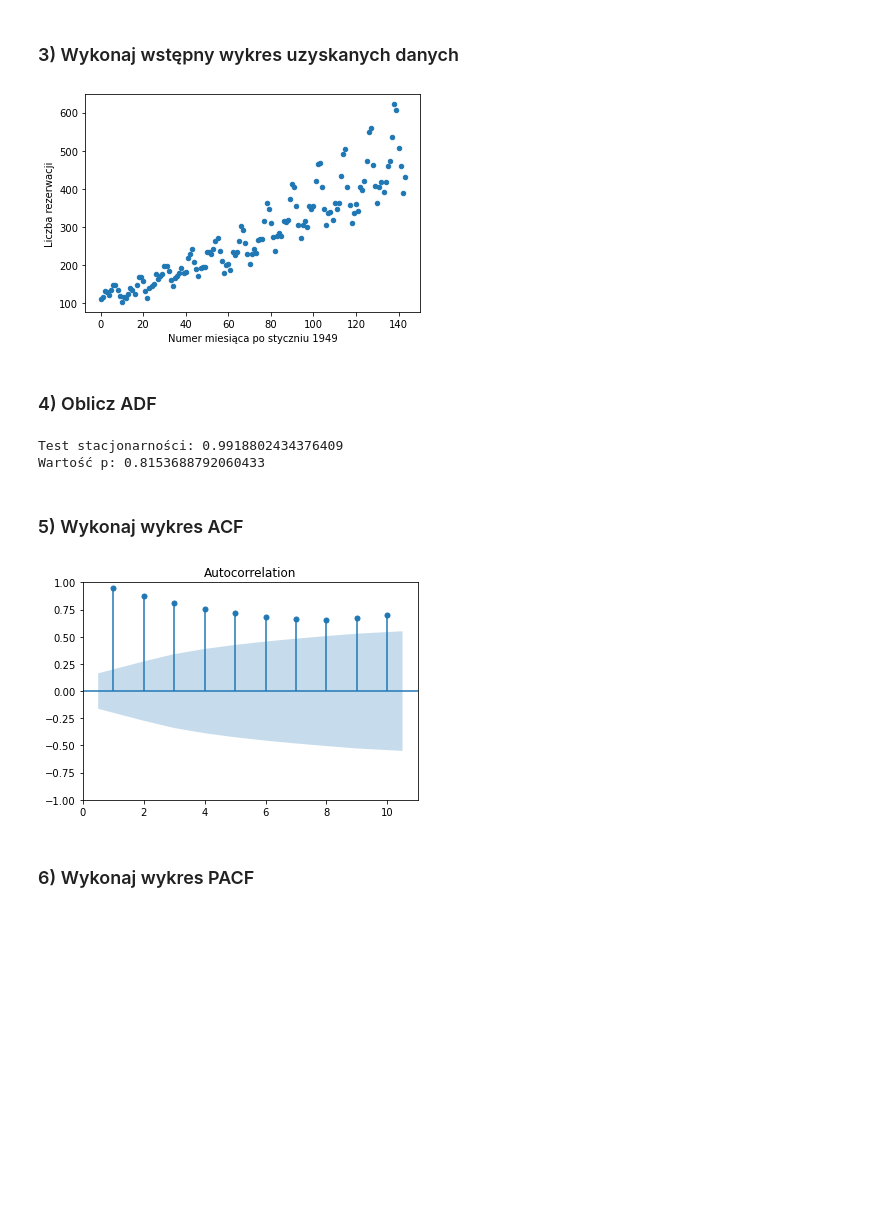
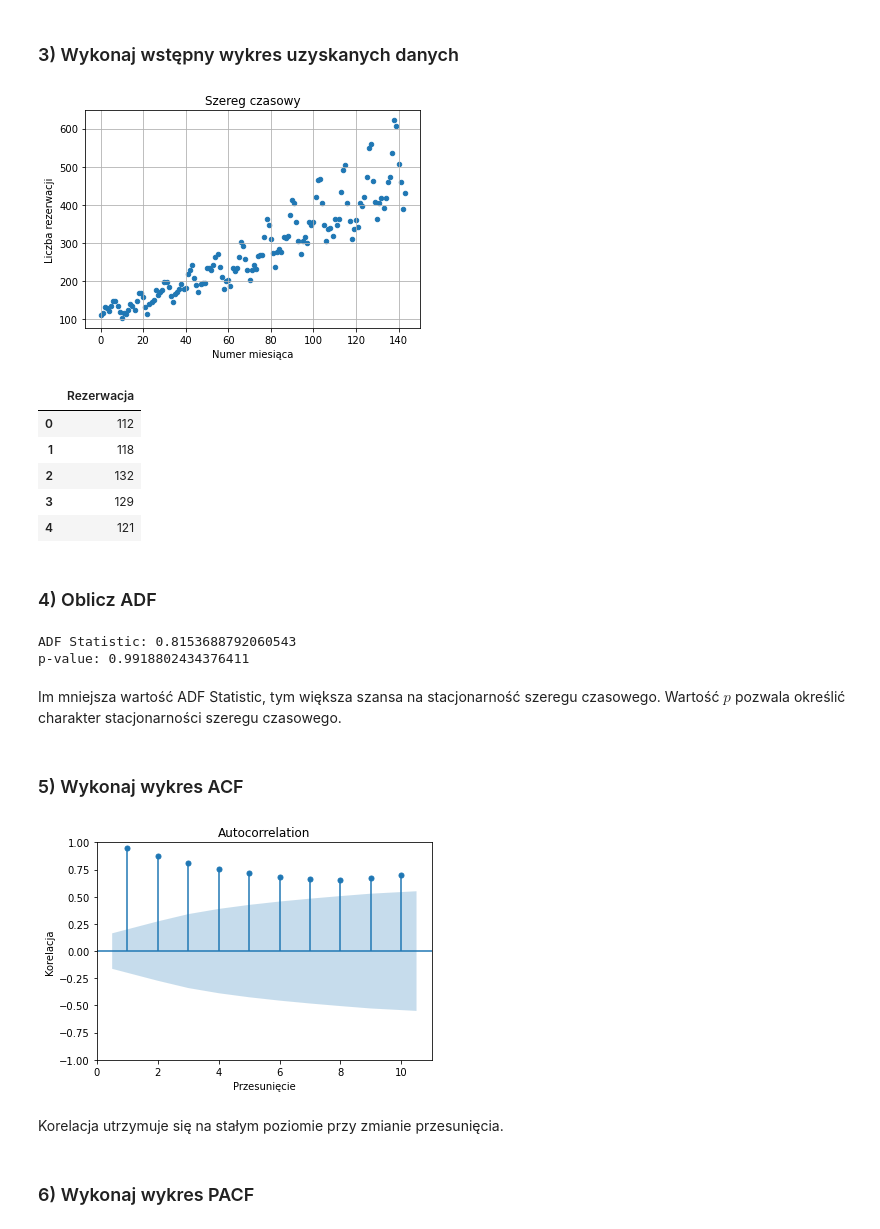
Before and after one commit to Artur-Mzyk/Analiza_i_bazy_danych, a Jupyter notebook: Lab10/raport.ipynb, the cells around one changed output. Drawn from its saved outputs; the diff is of its cells as text; code cells hidden in the pictures; blank space fills up the shorter version.

```diff
--- a/Lab10/raport.ipynb
+++ b/Lab10/raport.ipynb
@@ -164,37 +165,49 @@ df.describe()
 # %% [markdown]
 ### 3) Wykonaj wstępny wykres uzyskanych danych
 # %%
-y = df[['Rezerwacja']]
+y = df[["Rezerwacja"]]
 df.reset_index().plot.scatter(x="index", y="Rezerwacja")
-plt.xlabel("Numer miesiąca po styczniu 1949")
+plt.grid()
+plt.xlabel("Numer miesiąca")
 plt.ylabel("Liczba rezerwacji")
+plt.title("Szereg czasowy")
 plt.show()
+
+y.head()
 # %% [output]
-[figure, old version]
+[figure, new version]
+|  | Rezerwacja |
+| 0 | 112 |
+| 1 | 118 |
+| 2 | 132 |
+| 3 | 129 |
+| 4 | 121 |
 # %% [markdown]
 ### 4) Oblicz ADF
 # %%
-#ADF rozszerzony Test Dickeya-Fullera dla sprawdzenia stacjonarności
+#ADF - rozszerzony Test Dickeya-Fullera dla sprawdzenia stacjonarności
 
-df2 = pd.read_csv("analiza.csv", header=0, index_col=0)
-result = adfuller(df2.values)
-print(f"Test stacjonarności: {result[1]}")
-print(f"Wartość p: {result[0]}")
-
-
-    # p-value, wartość krytyczna
+df = pd.read_csv("analiza.csv", header=0, index_col=0)
+result = adfuller(df.values)
+print(f"ADF Statistic: {result[0]}")
+print(f"p-value: {result[1]}")
 # %% [output]
-Test stacjonarności: 0.9918802434376409
-Wartość p: 0.8153688792060433
+ADF Statistic: 0.8153688792060543
+p-value: 0.9918802434376411
+# %% [markdown]
+Im mniejsza wartość ADF Statistic, tym większa szansa na stacjonarność szeregu czasowego. Wartość $p$ pozwala określić charakter stacjonarności szeregu czasowego.
 # %% [markdown]
 ### 5) Wykonaj wykres ACF
 # %%
-#ACF wykres funkcji autokorelacji
-
-plot_acf(df2, zero=False, lags=10)
+#ACF - wykres funkcji autokorelacji
+plot_acf(df, zero=False, lags=10)
+plt.xlabel("Przesunięcie")
+plt.ylabel("Korelacja")
 plt.show()
 # %% [output]
-[figure, old version]
+[figure, new version]
+# %% [markdown]
+Korelacja utrzymuje się na stałym poziomie przy zmianie przesunięcia.
 # %% [markdown]
 ### 6) Wykonaj wykres PACF
 # %%
```
Also changed, not shown: parts of 13 cells of this notebook, 1 other file.
